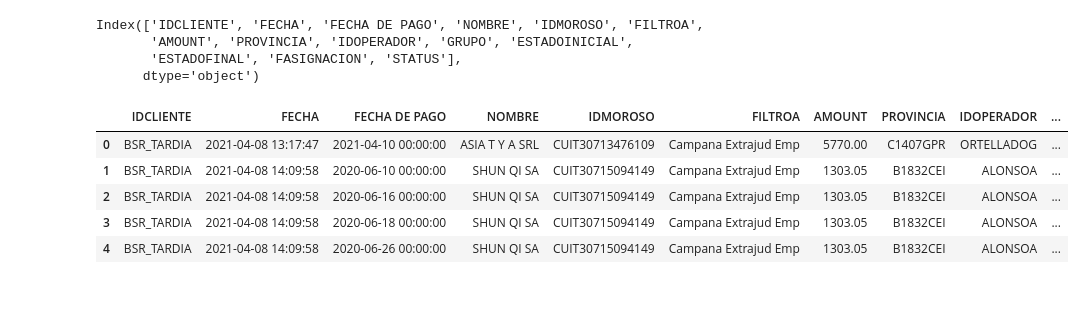
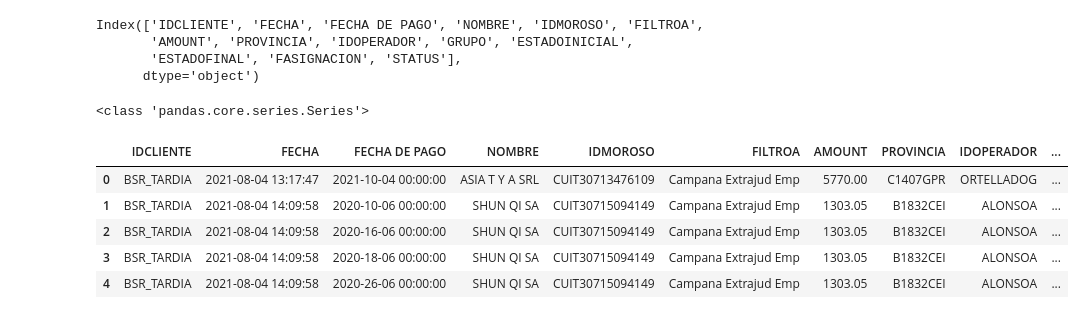
Before and after one commit to LunaKadysz/SQL-Python-MOPC, a Jupyter notebook: EMAILS_HISTORICO_COMPROMISO.ipynb, the cells around one changed output. Saved outputs shown, nothing was run; the diff lists cells and outputs as text; code cells hidden in the pictures.

```diff
--- a/EMAILS_HISTORICO_COMPROMISO.ipynb
+++ b/EMAILS_HISTORICO_COMPROMISO.ipynb
@@ -100,23 +70,25 @@ Index(['IDCLIENTE', 'FECHA', 'FECHA DE PAGO', 'NOMBRE', 'IDMOROSO', 'FILTROA',
       dtype='object')
 # %%
 import datetime
-
-df['FECHA'] = df['FECHA'].dt.strftime('%Y-%m-%d %H:%M:%S')
-df['FECHA DE PAGO'] = df['FECHA DE PAGO'].dt.strftime('%Y-%m-%d %H:%M:%S')
-df['FASIGNACION'] = df['FASIGNACION'].dt.strftime('%Y-%m-%d %H:%M:%S')
+print(type(df['FECHA']))
+b = df[ df['FECHA'].dt.strftime('%Y-%d-%m') ==  '2021-06-05']
+df['FECHA'] = df['FECHA'].dt.strftime('%Y-%d-%m %H:%M:%S')
+df['FECHA DE PAGO'] = df['FECHA DE PAGO'].dt.strftime('%Y-%d-%m %H:%M:%S')
+df['FASIGNACION'] = df['FASIGNACION'].dt.strftime('%Y-%d-%m %H:%M:%S')
 df['IDCLIENTE'] = df['IDCLIENTE'].str.strip()
 df['NOMBRE'] = df['NOMBRE'].str.strip()
 df['IDMOROSO'] = df['IDMOROSO'].str.strip()
 df['GRUPO'] = df['GRUPO'].fillna(0)
 
 df.head(5)
 # %% [output]
+<class 'pandas.core.series.Series'>
 |  | IDCLIENTE | FECHA | FECHA DE PAGO | NOMBRE | IDMOROSO | FILTROA | AMOUNT | PROVINCIA | IDOPERADOR | ... |
-| 0 | BSR_TARDIA | 2021-04-08 13:17:47 | 2021-04-10 00:00:00 | ASIA T Y A SRL | CUIT30713476109 | Campana Extrajud Emp | 5770.00 | C1407GPR | ORTELLADOG | ... |
-| 1 | BSR_TARDIA | 2021-04-08 14:09:58 | 2020-06-10 00:00:00 | SHUN QI SA | CUIT30715094149 | Campana Extrajud Emp | 1303.05 | B1832CEI | ALONSOA | ... |
-| 2 | BSR_TARDIA | 2021-04-08 14:09:58 | 2020-06-16 00:00:00 | SHUN QI SA | CUIT30715094149 | Campana Extrajud Emp | 1303.05 | B1832CEI | ALONSOA | ... |
-| 3 | BSR_TARDIA | 2021-04-08 14:09:58 | 2020-06-18 00:00:00 | SHUN QI SA | CUIT30715094149 | Campana Extrajud Emp | 1303.05 | B1832CEI | ALONSOA | ... |
-| 4 | BSR_TARDIA | 2021-04-08 14:09:58 | 2020-06-26 00:00:00 | SHUN QI SA | CUIT30715094149 | Campana Extrajud Emp | 1303.05 | B1832CEI | ALONSOA | ... |
+| 0 | BSR_TARDIA | 2021-08-04 13:17:47 | 2021-10-04 00:00:00 | ASIA T Y A SRL | CUIT30713476109 | Campana Extrajud Emp | 5770.00 | C1407GPR | ORTELLADOG | ... |
+| 1 | BSR_TARDIA | 2021-08-04 14:09:58 | 2020-10-06 00:00:00 | SHUN QI SA | CUIT30715094149 | Campana Extrajud Emp | 1303.05 | B1832CEI | ALONSOA | ... |
+| 2 | BSR_TARDIA | 2021-08-04 14:09:58 | 2020-16-06 00:00:00 | SHUN QI SA | CUIT30715094149 | Campana Extrajud Emp | 1303.05 | B1832CEI | ALONSOA | ... |
+| 3 | BSR_TARDIA | 2021-08-04 14:09:58 | 2020-18-06 00:00:00 | SHUN QI SA | CUIT30715094149 | Campana Extrajud Emp | 1303.05 | B1832CEI | ALONSOA | ... |
+| 4 | BSR_TARDIA | 2021-08-04 14:09:58 | 2020-26-06 00:00:00 | SHUN QI SA | CUIT30715094149 | Campana Extrajud Emp | 1303.05 | B1832CEI | ALONSOA | ... |
 # %%
 from sqlalchemy import create_engine
 engine = create_engine('sqlite://', echo=False)
```
Also changed, not shown: parts of 7 cells of this notebook, 5 other files.
